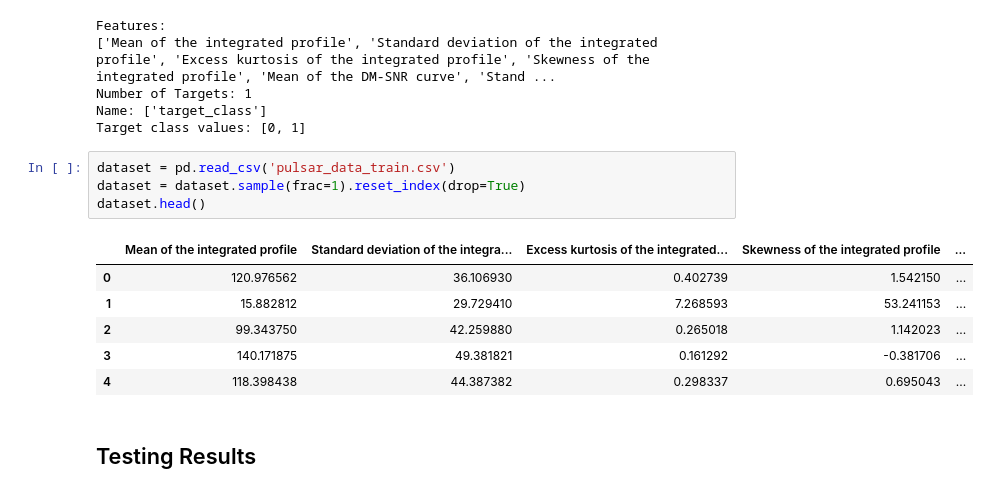
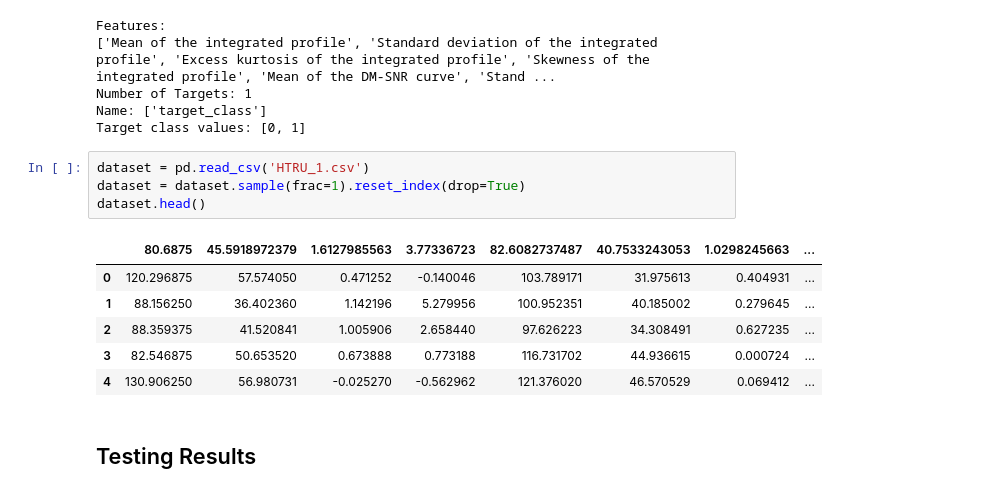
Before and after one commit to Venoli/scikit-multiflow, a Jupyter notebook: src/Testing Pulsar HTRU2.ipynb, the cells around one changed output. Drawn from its saved outputs; the diff is of its cells as text.

```diff
--- a/src/Testing Pulsar HTRU2.ipynb
+++ b/src/Testing Pulsar HTRU2.ipynb
@@ -91,16 +91,16 @@ Number of Targets: 1
 Name: ['target_class']
 Target class values: [0, 1]
 # %%
-dataset = pd.read_csv('pulsar_data_train.csv')
+dataset = pd.read_csv('HTRU_1.csv')
 dataset = dataset.sample(frac=1).reset_index(drop=True)
 dataset.head()
 # %% [output]
-|  | Mean of the integrated profile | Standard deviation of the integra... | Excess kurtosis of the integrated... | Skewness of the integrated profile | ... |
-| 0 | 120.976562 | 36.106930 | 0.402739 | 1.542150 | ... |
-| 1 | 15.882812 | 29.729410 | 7.268593 | 53.241153 | ... |
-| 2 | 99.343750 | 42.259880 | 0.265018 | 1.142023 | ... |
-| 3 | 140.171875 | 49.381821 | 0.161292 | -0.381706 | ... |
-| 4 | 118.398438 | 44.387382 | 0.298337 | 0.695043 | ... |
+|  | 80.6875 | 45.5918972379 | 1.6127985563 | 3.77336723 | 82.6082737487 | 40.7533243053 | 1.0298245663 | ... |
+| 0 | 120.296875 | 57.574050 | 0.471252 | -0.140046 | 103.789171 | 31.975613 | 0.404931 | ... |
+| 1 | 88.156250 | 36.402360 | 1.142196 | 5.279956 | 100.952351 | 40.185002 | 0.279645 | ... |
+| 2 | 88.359375 | 41.520841 | 1.005906 | 2.658440 | 97.626223 | 34.308491 | 0.627235 | ... |
+| 3 | 82.546875 | 50.653520 | 0.673888 | 0.773188 | 116.731702 | 44.936615 | 0.000724 | ... |
+| 4 | 130.906250 | 56.980731 | -0.025270 | -0.562962 | 121.376020 | 46.570529 | 0.069412 | ... |
 # %% [markdown]
 ## Testing Results
 # %%
```
Also changed, not shown: parts of 7 cells of this notebook, 4 other files.
